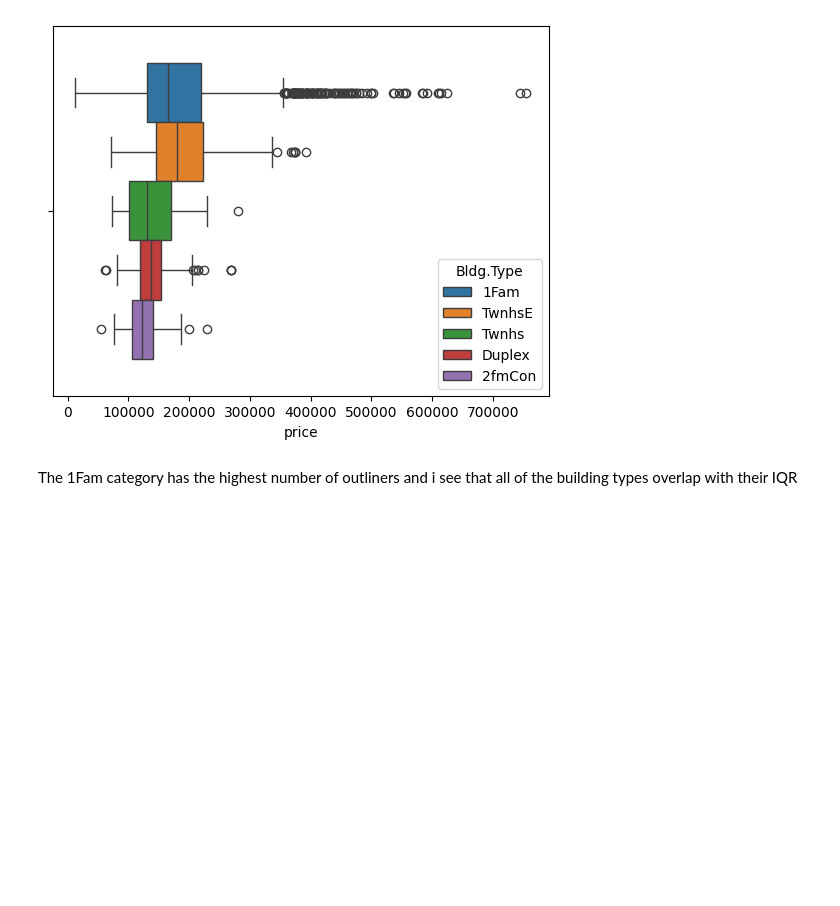
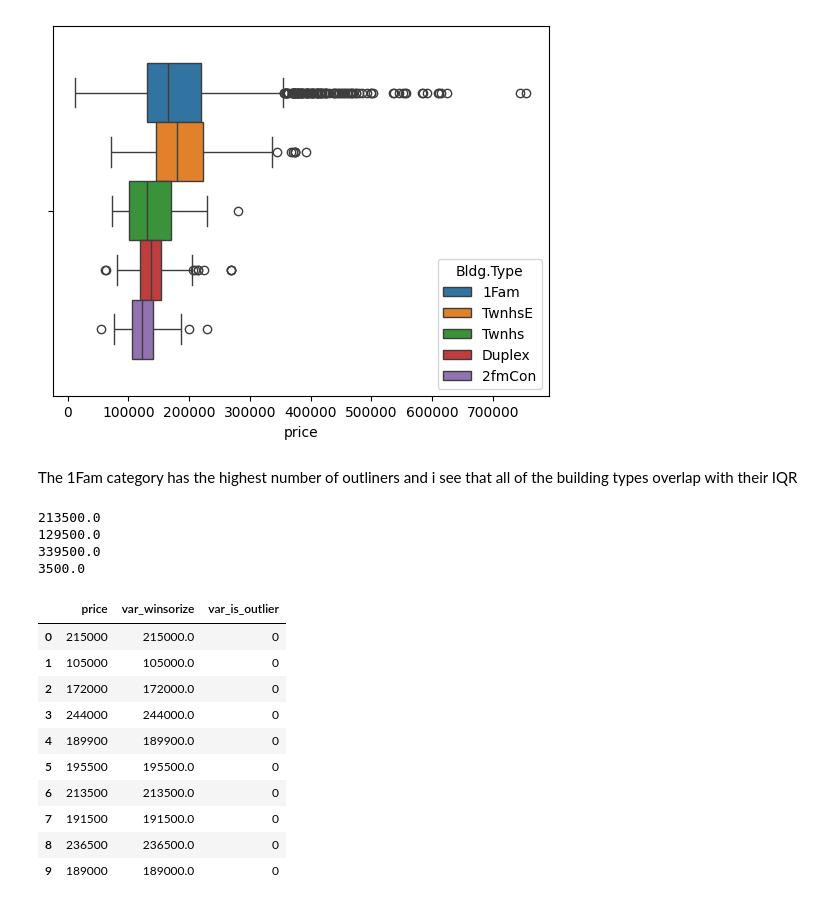
Before and after one commit to SafaaMahbub/undergrad_ml_assignments, a Jupyter notebook: 01_assignment_wrangling_and_eda.ipynb, the cells around one changed output. Drawn from its saved outputs; the diff is of its cells as text; code cells hidden in the pictures; blank space fills up the shorter version.

```diff
--- a/01_assignment_wrangling_and_eda.ipynb
+++ b/01_assignment_wrangling_and_eda.ipynb
@@ -662,3 +662,45 @@ sns.boxplot(x=df['price'], hue=df['Bldg.Type'])
 [figure]
 # %% [markdown]
 The 1Fam category has the highest number of outliners and i see that all of the building types overlap with their IQR
+# %%
+# Compute whiskers:
+
+df['price'] = pd.to_numeric( df['price'], errors = 'coerce' )
+
+q75 = np.nanquantile(df['price'], .75)
+print(q75)
+q25 = np.nanquantile(df['price'], .25)
+print(q25)
+
+iqr = q75 - q25
+upper_whisker = q75 + 1.5 * iqr
+lower_whisker = q25 - 1.5 * iqr
+print(upper_whisker)
+print(lower_whisker)
+
+df['var_is_outlier'] = ( (df['price'] < lower_whisker) |
+(df['price'] > upper_whisker) ).astype(int)
+
+df['var_winsorize'] = ( (df['price'] < lower_whisker) * lower_whisker
++ (df['price'] > upper_whisker) * upper_whisker
++ (df['price'] >= lower_whisker) * (df['price'] <= upper_whisker) * df['price'])
+
+df['var_winsorize'].describe()
+
+df[['price','var_winsorize','var_is_outlier']].head(10)
+# %% [output]
+213500.0
+129500.0
+339500.0
+3500.0
+|  | price | var_winsorize | var_is_outlier |
+| 0 | 215000 | 215000.0 | 0 |
+| 1 | 105000 | 105000.0 | 0 |
+| 2 | 172000 | 172000.0 | 0 |
+| 3 | 244000 | 244000.0 | 0 |
+| 4 | 189900 | 189900.0 | 0 |
+| 5 | 195500 | 195500.0 | 0 |
+| 6 | 213500 | 213500.0 | 0 |
+| 7 | 191500 | 191500.0 | 0 |
+| 8 | 236500 | 236500.0 | 0 |
+| 9 | 189000 | 189000.0 | 0 |
```
